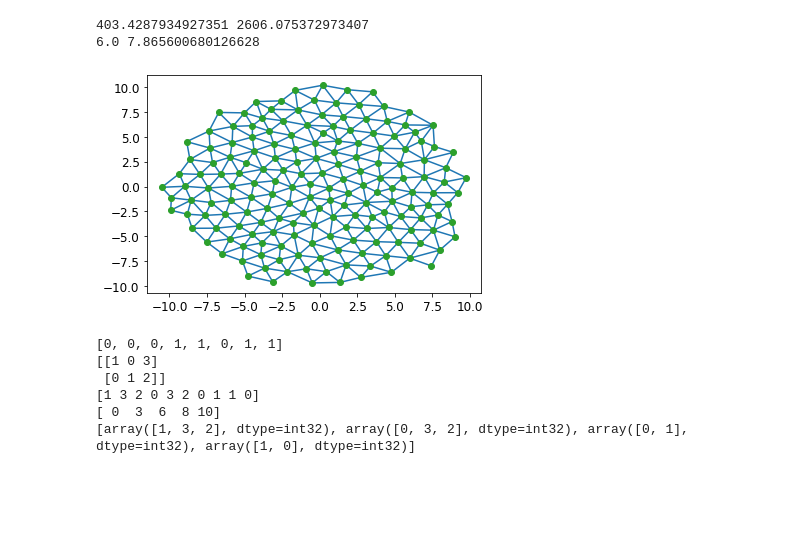
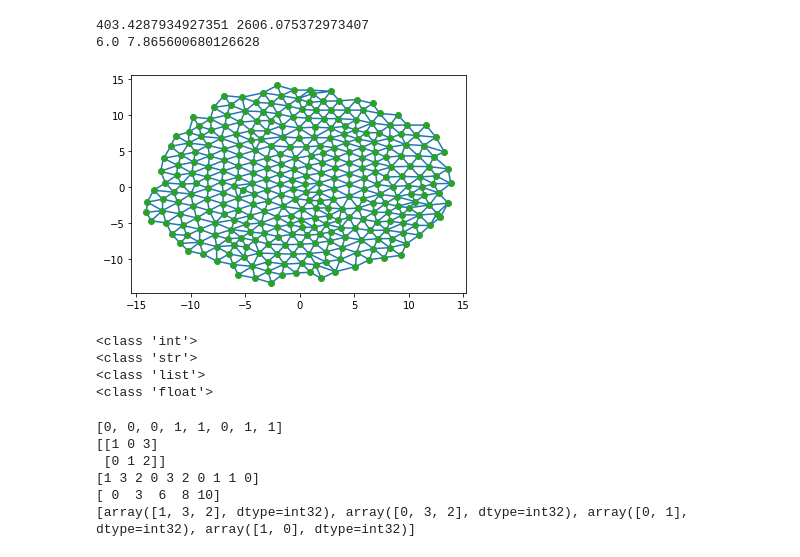
Before and after one commit to SchardtS/Cell-Differentiation, a Jupyter notebook: Testing Ground.ipynb, the cells around one changed output. Cells and saved outputs as stored; diff of their text form; code cells hidden in the pictures; blank space fills up the shorter version.

```diff
--- a/Testing Ground.ipynb
+++ b/Testing Ground.ipynb
@@ -737,34 +737,45 @@ print(np.log(lower_bound), np.log(upper_bound))
 6.0 7.865600680126628
 # %%
 from scipy.spatial import Delaunay
+from scipy.spatial.distance import cdist
 import matplotlib.pyplot as plt
 import time
 
+Pos = pd.read_csv('testOrganoid_large.csv').to_numpy()
 points = Pos
+Dist = cdist(Pos, Pos)
 tri = Delaunay(points)
 
 cutoff = 2.2
 
 simplices = []
 for path in tri.simplices:
 
     path1 = [path[0], path[1]]
     path2 = [path[1], path[2]]
     path3 = [path[2], path[0]]
 
     if Dist[path1[0],path1[1]] < cutoff and Dist[path2[0],path2[1]] < cutoff and Dist[path3[0],path3[1]] < cutoff:
         simplices.append(path)
 
 simplices = tri.simplices[(Dist[tri.simplices[:,0],tri.simplices[:,1]] < cutoff) &
                           (Dist[tri.simplices[:,1],tri.simplices[:,2]] < cutoff) &
                           (Dist[tri.simplices[:,0],tri.simplices[:,2]] < cutoff)]
 
 
 plt.triplot(points[:,0], points[:,1], simplices)
 plt.plot(points[:,0], points[:,1], 'o')
 plt.show()
 # %% [output]
-[figure, old version]
+[figure, new version]
+# %%
+for element in [1,'text',[],5.72]:
+    print(type(element))
+# %% [output]
+<class 'int'>
+<class 'str'>
+<class 'list'>
+<class 'float'>
 # %%
 from scipy.spatial import Delaunay
 import numpy as np
```
Also changed, not shown: parts of 11 cells of this notebook, 15 other files.
